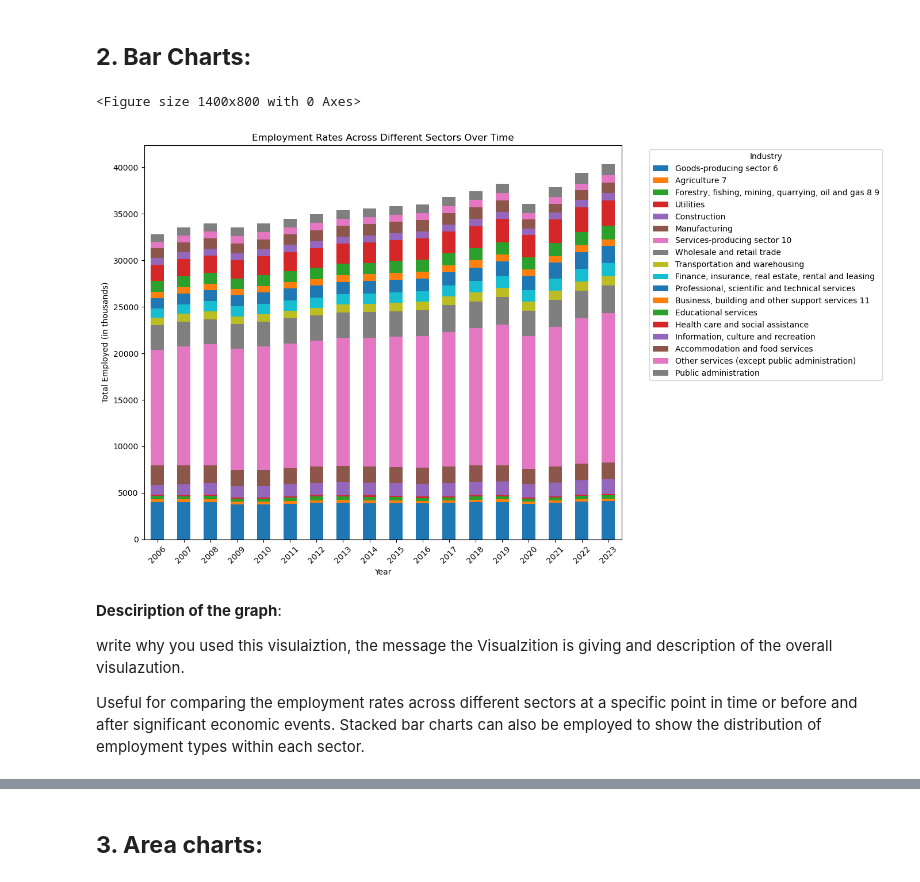
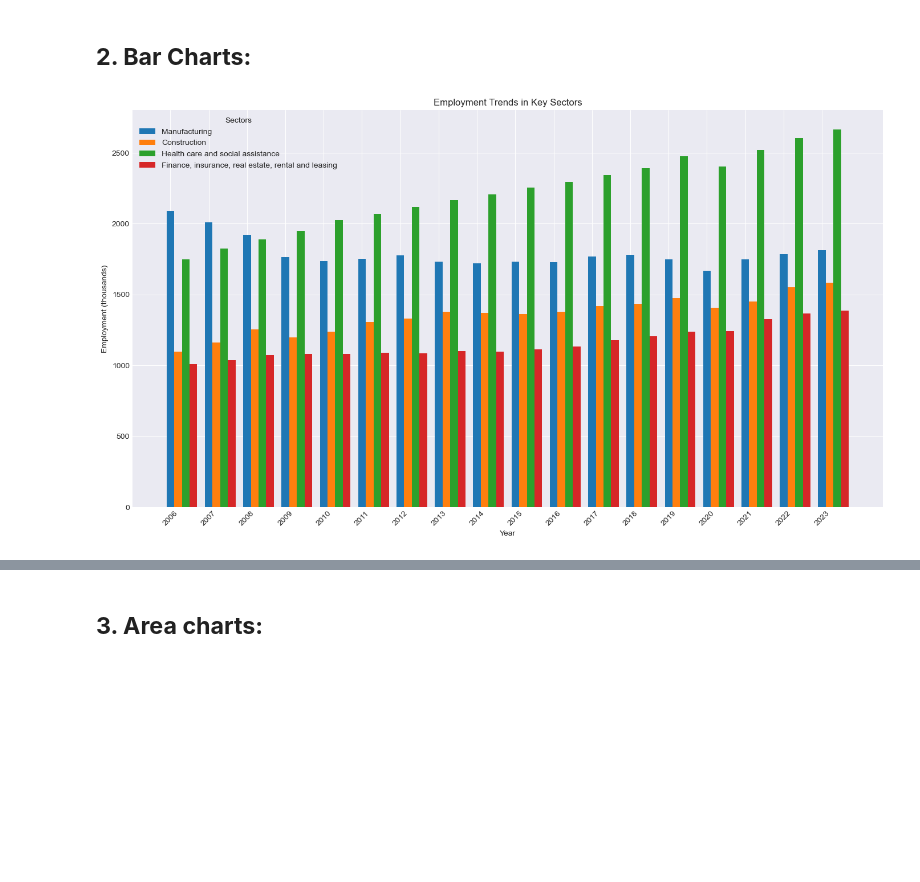
Before and after one commit to Azazftb/Econmic-Developement, a Jupyter notebook: Main.ipynb, the cells around one changed output, grey strips where cells are left out. Drawn from its saved outputs; the diff is of its cells as text; code cells hidden in the pictures; blank space fills up the shorter version.

```diff
--- a/Main.ipynb
+++ b/Main.ipynb
@@ -83,28 +100,33 @@ This analysis is crucial for our project, which aims to understand the impact of
 # %% [markdown]
 ## **2. Bar Charts:**
-# %%
-# Filter out the row for "Total employed, all industries 5"
-data_filtered = data[data['Industry'] != 'Total employed, all industries 5'].set_index('Industry')
-
-# Transpose the data for easier plotting (years as columns to rows)
-data_transposed = data_filtered.T
-
-# Plotting the stacked bar chart
-plt.figure(figsize=(14, 8))
-data_transposed.plot(kind='bar', stacked=True, figsize=(14, 8))
-plt.title('Employment Rates Across Different Sectors Over Time')
-plt.xlabel('Year')
-plt.ylabel('Total Employed (in thousands)')
-plt.xticks(rotation=45)
-plt.legend(title='Industry', bbox_to_anchor=(1.05, 1), loc='upper left')
-plt.tight_layout()
-plt.show()
-# %% [output]
-<Figure size 1400x800 with 0 Axes>
-[figure, removed]
-# %% [markdown]
-**Desciription of the graph**:
-
-write why you used this visulaiztion, the message the Visualzition is giving and description of the overall visulazution.
-
-Useful for comparing the employment rates across different sectors at a specific point in time or before and after significant economic events. Stacked bar charts can also be employed to show the distribution of employment types within each sector.
+# %%
+import pandas as pd
+import matplotlib.pyplot as plt
+
+data = pd.read_csv('Cleaned_Data1.csv')
+data.set_index('Industry', inplace=True)  # Setting 'Industry' as index for easier access
+
+# Define key sectors to focus on
+key_sectors = ['Manufacturing', 'Construction', 'Health care and social assistance',
+               'Finance, insurance, real estate, rental and leasing']
+
+selected_data = data.loc[key_sectors + ['Total employed, all industries 5']].transpose()
+selected_data.reset_index(inplace=True)
+selected_data.rename(columns={'index': 'Year'}, inplace=True)
+selected_data['Year'] = selected_data['Year'].astype(int)  # Converting 'Year' to integer for plotting
+
+# Plot employment trends across key sectors
+fig, ax = plt.subplots(figsize=(14, 8))
+for sector in key_sectors:
+    ax.bar(selected_data['Year'] + key_sectors.index(sector)*0.2, selected_data[sector], width=0.2, label=sector)
+
+ax.set_xlabel('Year')
+ax.set_ylabel('Employment (thousands)')
+ax.set_title('Employment Trends in Key Sectors')
+ax.legend(title="Sectors")
+plt.xticks(selected_data['Year'], rotation=45)
+plt.grid(True)
+plt.tight_layout()
+plt.show()
+# %% [output]
+[figure, added]
```
Also changed, not shown: parts of 31 cells of this notebook, 1 other file.
